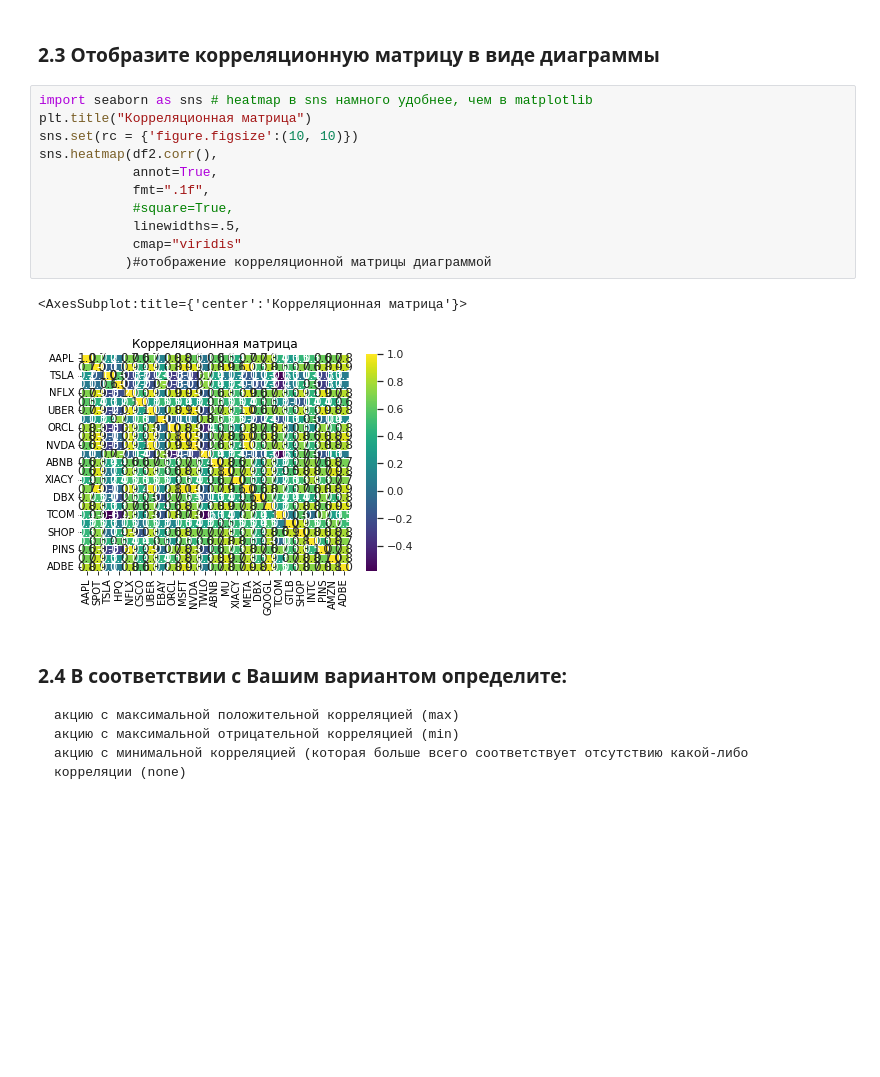
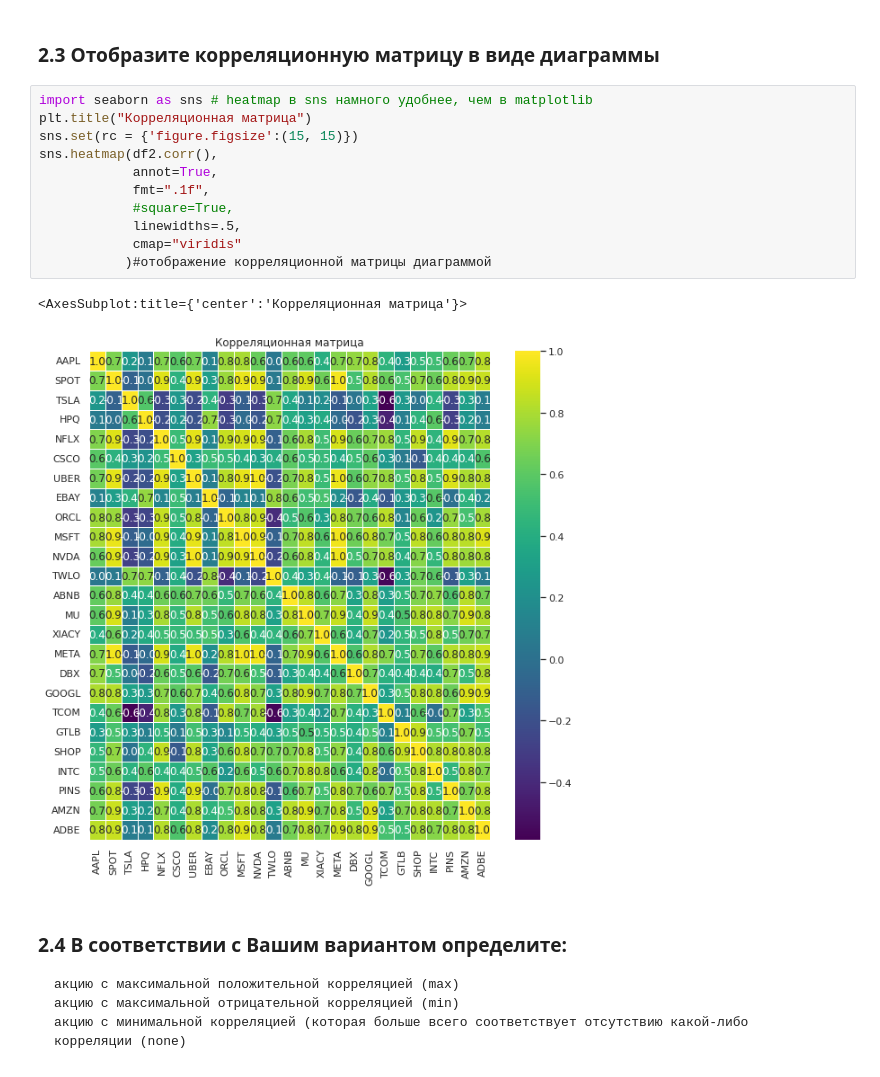
Before and after one commit to Trickster2038/BMSTU-M2-ML-METHODS, a Jupyter notebook: hw1/A1_UI22_Astahov_1_1_1.ipynb, the cells around one changed output. Saved outputs shown, nothing was run; the diff lists cells and outputs as text; blank space fills up the shorter version.

```diff
--- a/hw1/hw1.ipynb
+++ b/hw1/A1_UI22_Astahov_1_1_1.ipynb
@@ -465,17 +468,17 @@ df2.corr()
 # %%
 import seaborn as sns # heatmap в sns намного удобнее, чем в matplotlib
 plt.title("Корреляционная матрица")
-sns.set(rc = {'figure.figsize':(10, 10)})
+sns.set(rc = {'figure.figsize':(15, 15)})
 sns.heatmap(df2.corr(),
             annot=True,
             fmt=".1f",
             #square=True,
             linewidths=.5,
             cmap="viridis"
            )#отображение корреляционной матрицы диаграммой
 # %% [output]
 <AxesSubplot:title={'center':'Корреляционная матрица'}>
-[figure, old version]
+[figure, new version]
 # %% [markdown]
 ### 2.4 В соответствии с Вашим вариантом определите: <a name="task2_4"></a>
 
```
Also changed, not shown: parts of 2 cells of this notebook, 4 other files.
